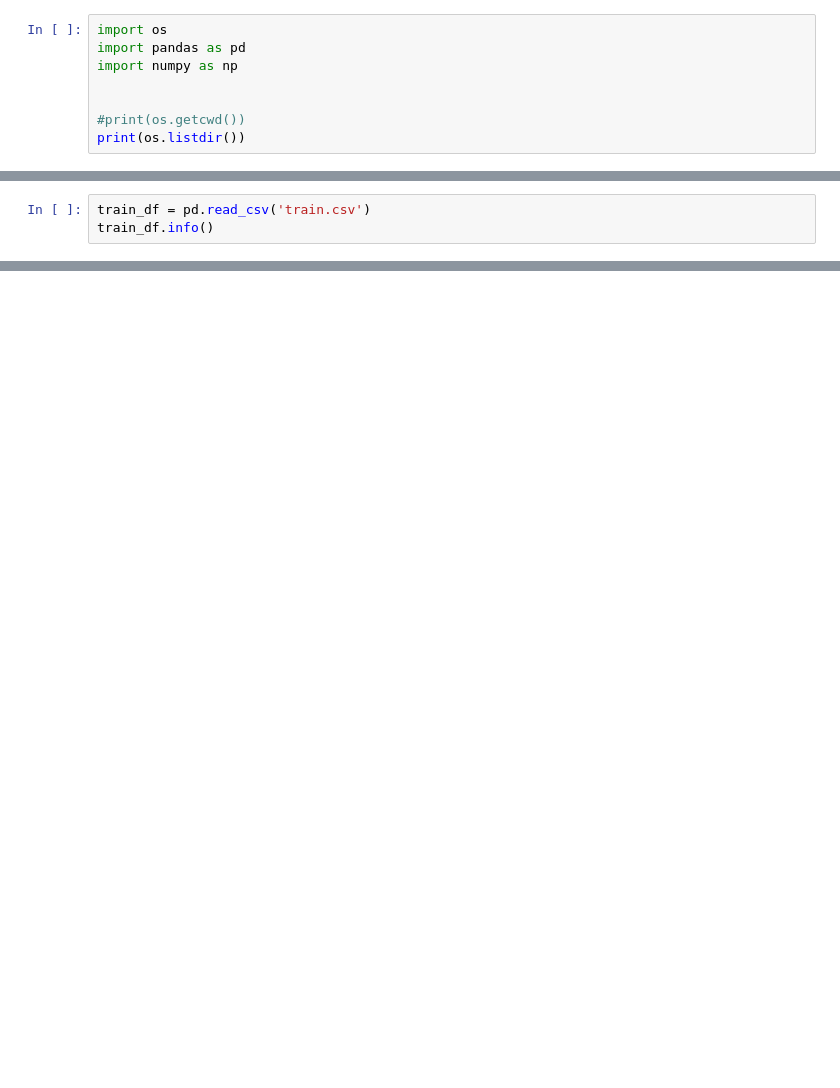
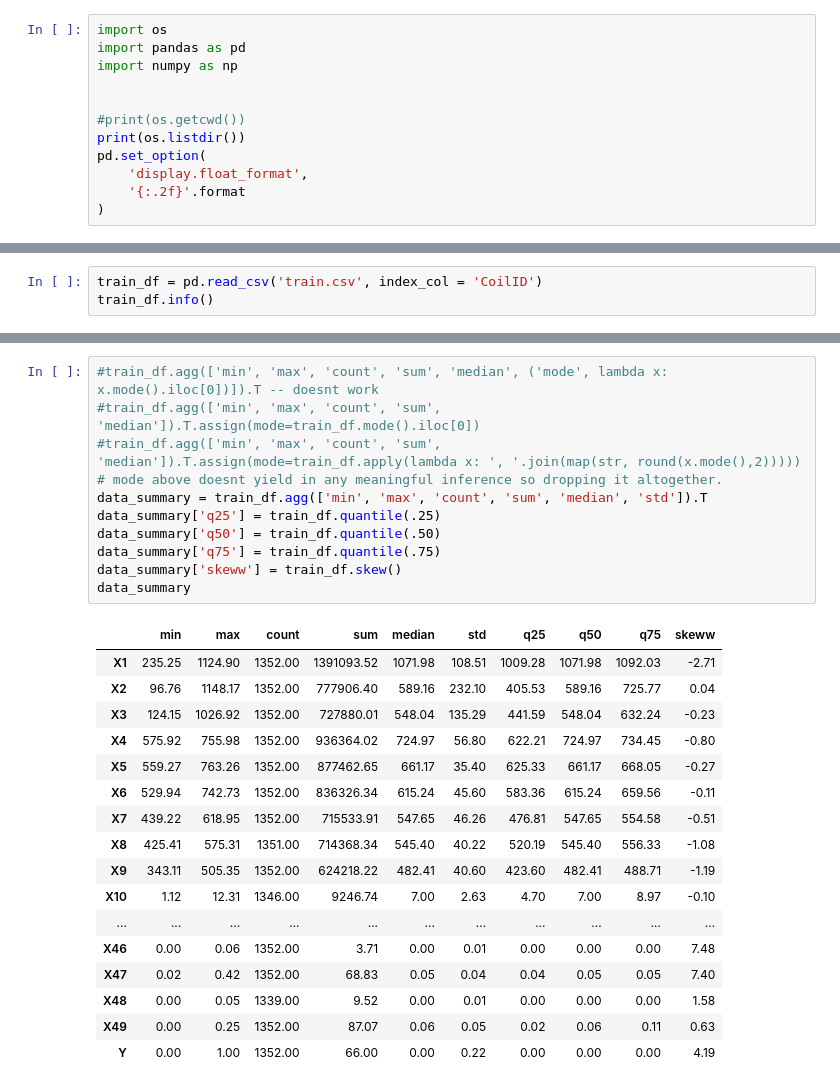
Before and after one commit to SarhadGautam/AI_Steel_Hackathon_Sarhad, a Jupyter notebook: Tata_Hackathon.ipynb, the cells around one changed output, grey strips where cells are left out. Drawn from its saved outputs; the diff is of its cells as text; blank space fills up the shorter version.

```diff
--- a/Tata_Hackathon.ipynb
+++ b/Tata_Hackathon.ipynb
@@ -23,4 +24,8 @@ import numpy as np
 
 #print(os.getcwd())
 print(os.listdir())
+pd.set_option(
+    'display.float_format',
+    '{:.2f}'.format
+)
 # %% [output]
@@ -28,5 +33,5 @@ print(os.listdir())
 # %%
-train_df = pd.read_csv('train.csv')
+train_df = pd.read_csv('train.csv', index_col = 'CoilID')
 train_df.info()
 # %% [output]
 <class 'pandas.core.frame.DataFrame'>
@@ -48,0 +62,29 @@ memory usage: 538.8 KB
+# %%
+#train_df.agg(['min', 'max', 'count', 'sum', 'median', ('mode', lambda x: x.mode().iloc[0])]).T -- doesnt work
+#train_df.agg(['min', 'max', 'count', 'sum', 'median']).T.assign(mode=train_df.mode().iloc[0])
+#train_df.agg(['min', 'max', 'count', 'sum', 'median']).T.assign(mode=train_df.apply(lambda x: ', '.join(map(str, round(x.mode(),2)))))
+# mode above doesnt yield in any meaningful inference so dropping it altogether.
+data_summary = train_df.agg(['min', 'max', 'count', 'sum', 'median', 'std']).T
+data_summary['q25'] = train_df.quantile(.25)
+data_summary['q50'] = train_df.quantile(.50)
+data_summary['q75'] = train_df.quantile(.75)
+data_summary['skeww'] = train_df.skew()
+data_summary
+# %% [output]
+|  | min | max | count | sum | median | std | q25 | q50 | q75 | skeww |
+| X1 | 235.25 | 1124.90 | 1352.00 | 1391093.52 | 1071.98 | 108.51 | 1009.28 | 1071.98 | 1092.03 | -2.71 |
+| X2 | 96.76 | 1148.17 | 1352.00 | 777906.40 | 589.16 | 232.10 | 405.53 | 589.16 | 725.77 | 0.04 |
+| X3 | 124.15 | 1026.92 | 1352.00 | 727880.01 | 548.04 | 135.29 | 441.59 | 548.04 | 632.24 | -0.23 |
+| X4 | 575.92 | 755.98 | 1352.00 | 936364.02 | 724.97 | 56.80 | 622.21 | 724.97 | 734.45 | -0.80 |
+| X5 | 559.27 | 763.26 | 1352.00 | 877462.65 | 661.17 | 35.40 | 625.33 | 661.17 | 668.05 | -0.27 |
+| X6 | 529.94 | 742.73 | 1352.00 | 836326.34 | 615.24 | 45.60 | 583.36 | 615.24 | 659.56 | -0.11 |
+| X7 | 439.22 | 618.95 | 1352.00 | 715533.91 | 547.65 | 46.26 | 476.81 | 547.65 | 554.58 | -0.51 |
+| X8 | 425.41 | 575.31 | 1351.00 | 714368.34 | 545.40 | 40.22 | 520.19 | 545.40 | 556.33 | -1.08 |
+| X9 | 343.11 | 505.35 | 1352.00 | 624218.22 | 482.41 | 40.60 | 423.60 | 482.41 | 488.71 | -1.19 |
+| X10 | 1.12 | 12.31 | 1346.00 | 9246.74 | 7.00 | 2.63 | 4.70 | 7.00 | 8.97 | -0.10 |
+| ... | ... | ... | ... | ... | ... | ... | ... | ... | ... | ... |
+| X46 | 0.00 | 0.06 | 1352.00 | 3.71 | 0.00 | 0.01 | 0.00 | 0.00 | 0.00 | 7.48 |
+| X47 | 0.02 | 0.42 | 1352.00 | 68.83 | 0.05 | 0.04 | 0.04 | 0.05 | 0.05 | 7.40 |
+| X48 | 0.00 | 0.05 | 1339.00 | 9.52 | 0.00 | 0.01 | 0.00 | 0.00 | 0.00 | 1.58 |
+| X49 | 0.00 | 0.25 | 1352.00 | 87.07 | 0.06 | 0.05 | 0.02 | 0.06 | 0.11 | 0.63 |
+| Y | 0.00 | 1.00 | 1352.00 | 66.00 | 0.00 | 0.22 | 0.00 | 0.00 | 0.00 | 4.19 |
```
Also changed, not shown: parts of 12 cells of this notebook.
